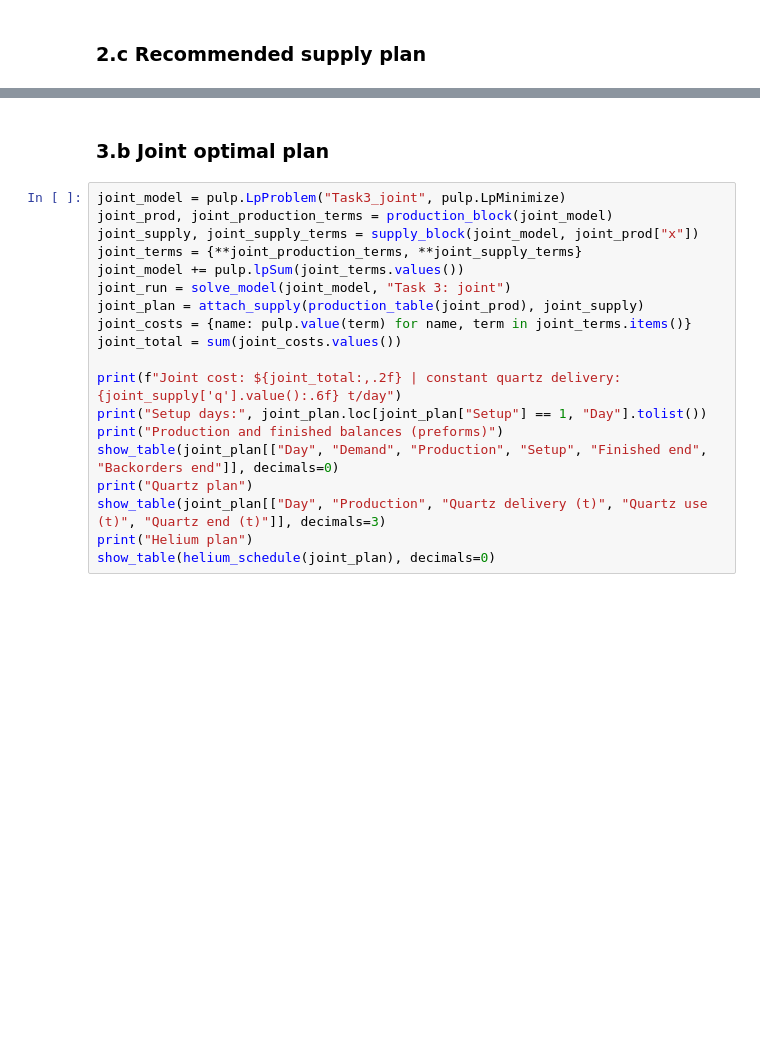
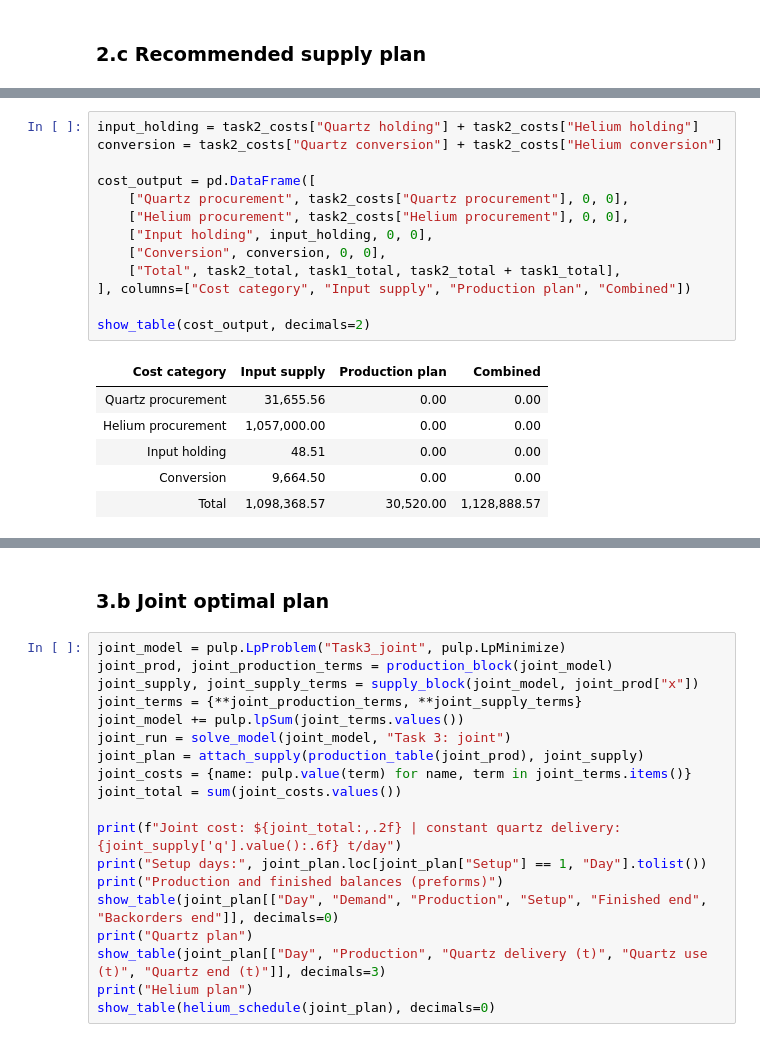
Before and after one commit to paveenavijay/QBUS3340-Operations-Management-, a Jupyter notebook: QBUS3340_Group_Assignment_Consolidated.ipynb, the cells around one changed output, grey strips where cells are left out. Cells and saved outputs as stored; diff of their text form; blank space fills up the shorter version.

```diff
--- a/QBUS3340_Group_Assignment_Consolidated.ipynb
+++ b/QBUS3340_Group_Assignment_Consolidated.ipynb
@@ -347,3 +299,23 @@ Total input-related cost
+# %%
+input_holding = task2_costs["Quartz holding"] + task2_costs["Helium holding"]
+conversion = task2_costs["Quartz conversion"] + task2_costs["Helium conversion"]
+
+cost_output = pd.DataFrame([
+    ["Quartz procurement", task2_costs["Quartz procurement"], 0, 0],
+    ["Helium procurement", task2_costs["Helium procurement"], 0, 0],
+    ["Input holding", input_holding, 0, 0],
+    ["Conversion", conversion, 0, 0],
+    ["Total", task2_total, task1_total, task2_total + task1_total],
+], columns=["Cost category", "Input supply", "Production plan", "Combined"])
+
+show_table(cost_output, decimals=2)
+# %% [output]
+| Cost category | Input supply | Production plan | Combined |
+| Quartz procurement | 31,655.56 | 0.00 | 0.00 |
+| Helium procurement | 1,057,000.00 | 0.00 | 0.00 |
+| Input holding | 48.51 | 0.00 | 0.00 |
+| Conversion | 9,664.50 | 0.00 | 0.00 |
+| Total | 1,098,368.57 | 30,520.00 | 1,128,888.57 |
 # %%
 fig, ax = plt.subplots(2, 1, figsize=(12, 6.5), sharex=True, layout="constrained")
 ax[0].plot(DAYS, seq_plan["Quartz use (t)"], color=INK, lw=1.5, marker="o", ms=4, label="Quartz used")
```
Also changed, not shown: parts of 16 cells of this notebook.
